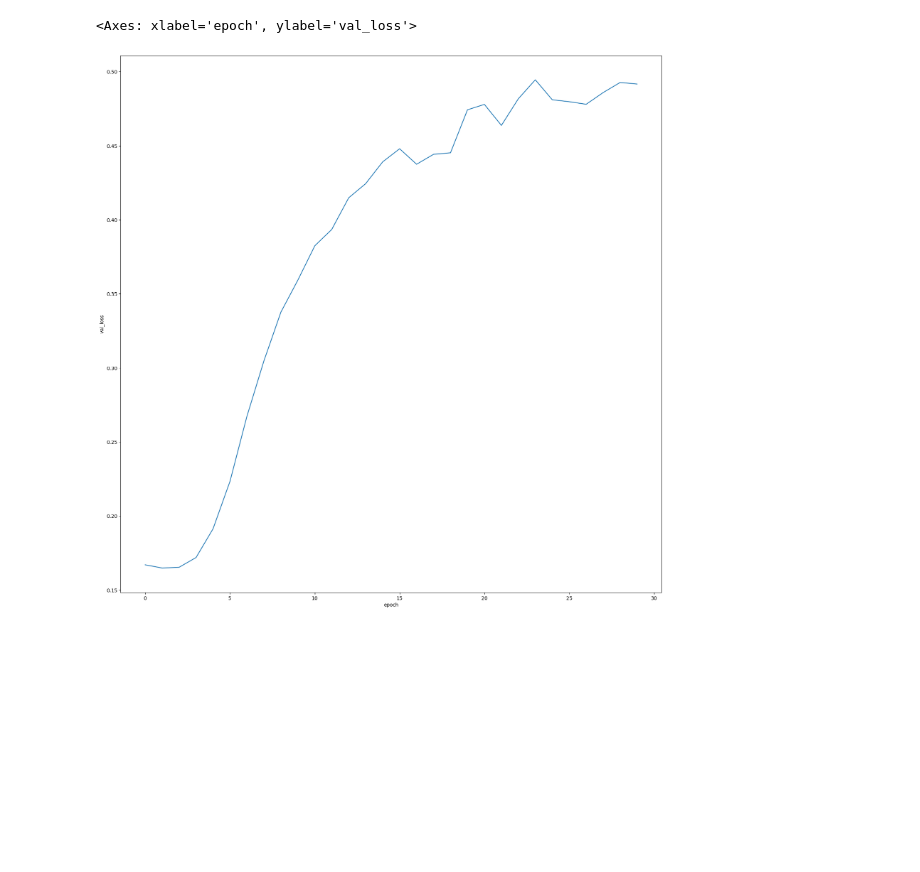
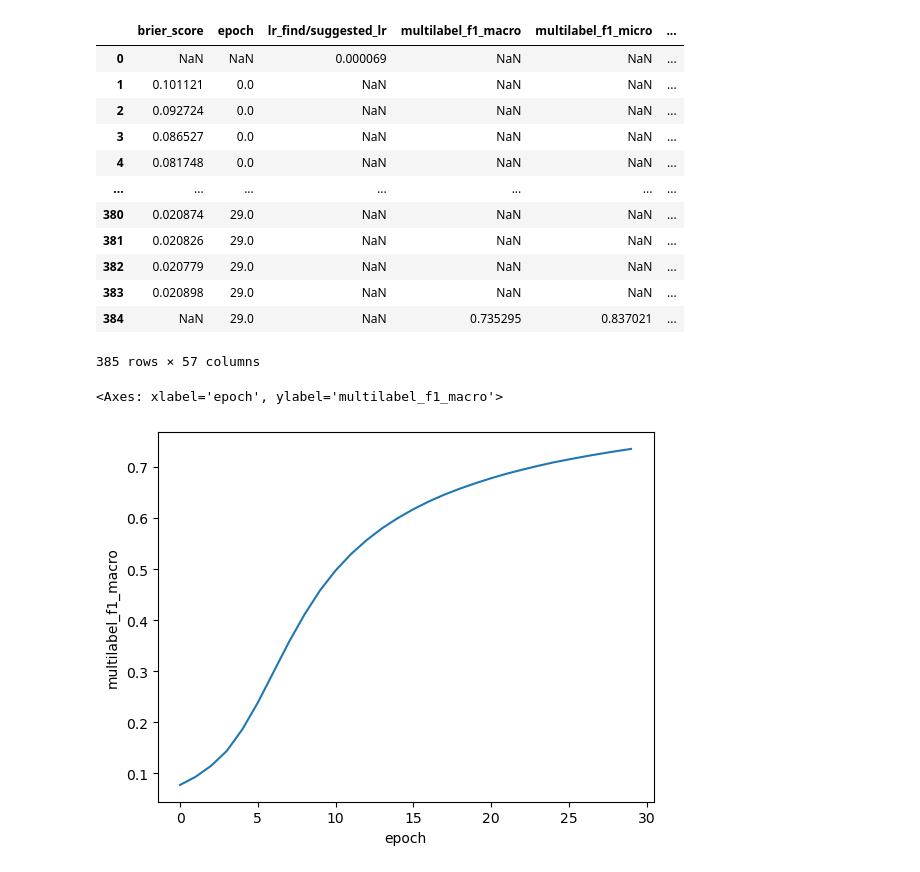
Before and after one commit to foxojs/nih_cxr_project, a Jupyter notebook: data_exploration/Untitled.ipynb, the cells around one changed output. Drawn from its saved outputs; the diff is of its cells as text; code cells hidden in the pictures; blank space fills up the shorter version.

```diff
--- a/data_exploration/Untitled.ipynb
+++ b/data_exploration/Untitled.ipynb
@@ -3,19 +3,32 @@ import pandas as pd
 import seaborn as sns
 import matplotlib.pyplot as plt
 # %%
-metrics_path = "/rds/general/user/ojf24/home/ml_project/vit_pretrained_fine_tune/tensorboard_logs/nih_cxr_pretrained_vit/version_13"
+metrics_path = "/rds/general/user/ojf24/home/ml_project/vit_pretrained_fine_tune/tensorboard_logs/nih_cxr_pretrained_vit/version_15"
 
 
 training_metrics = pd.read_csv(f"{metrics_path}/metrics.csv")
 
-test_multi_metrics = pd.read_csv(f"{metrics_path}/test_multi_metrics_per_label_threshold.csv")
 
-
-plt.figure(figsize = (20, 20))
-sns.lineplot(data = training_metrics, x = "epoch", y = "val_loss")
+training_metrics
 # %% [output]
+|  | brier_score | epoch | lr_find/suggested_lr | multilabel_f1_macro | multilabel_f1_micro | ... |
+| 0 | NaN | NaN | 0.000069 | NaN | NaN | ... |
+| 1 | 0.101121 | 0.0 | NaN | NaN | NaN | ... |
+| 2 | 0.092724 | 0.0 | NaN | NaN | NaN | ... |
+| 3 | 0.086527 | 0.0 | NaN | NaN | NaN | ... |
+| 4 | 0.081748 | 0.0 | NaN | NaN | NaN | ... |
+| ... | ... | ... | ... | ... | ... | ... |
+| 380 | 0.020874 | 29.0 | NaN | NaN | NaN | ... |
+| 381 | 0.020826 | 29.0 | NaN | NaN | NaN | ... |
+| 382 | 0.020779 | 29.0 | NaN | NaN | NaN | ... |
+| 383 | 0.020898 | 29.0 | NaN | NaN | NaN | ... |
+| 384 | NaN | 29.0 | NaN | 0.735295 | 0.837021 | ... |
-<Axes: xlabel='epoch', ylabel='val_loss'>
+385 rows × 57 columns
-[figure, removed]
+# %%
+sns.lineplot(data = training_metrics, y = "multilabel_f1_macro", x = "epoch")
+# %% [output]
+<Axes: xlabel='epoch', ylabel='multilabel_f1_macro'>
+[figure, added]
 # %%
 
 plt.figure(figsize = (20, 20))
```
Also changed, not shown: parts of 5 cells of this notebook, 1 other file.
